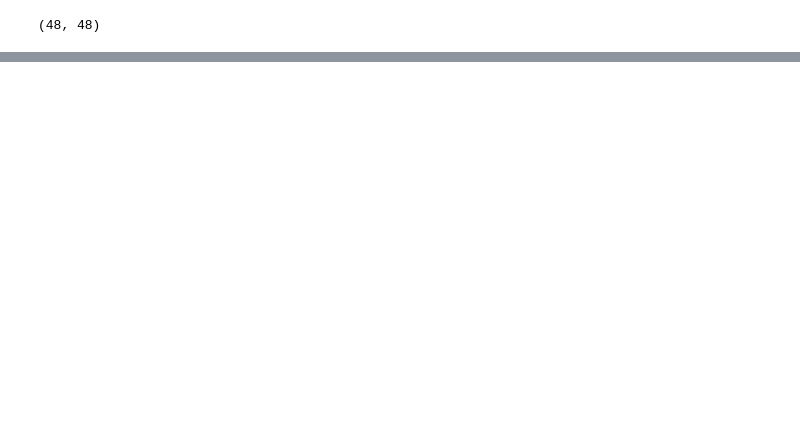
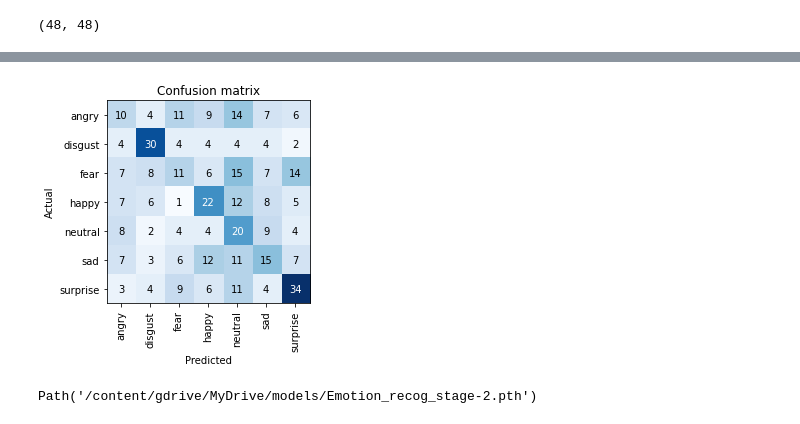
Before and after one commit to Aravinda89/emotion, a Jupyter notebook: Emotion_Recog.ipynb, the cells around one changed output, grey strips where cells are left out. Cells and saved outputs as stored; diff of their text form; code cells hidden in the pictures; blank space fills up the shorter version.

```diff
--- a/Emotion_Recog.ipynb
+++ b/Emotion_Recog.ipynb
@@ -149,0 +197,2 @@ NameError: ignored
+# %%
+learn.fit_one_cycle(5, 6.30957365501672e-05)
@@ -149,0 +206,2 @@ NameError: ignored
+# %%
+learn.fit_one_cycle(5, 6.30957365501672e-05)
@@ -149,0 +215,2 @@ NameError: ignored
+# %%
+interp = ClassificationInterpretation.from_learner(learn)
@@ -149,0 +219,8 @@ NameError: ignored
+# %%
+interp.plot_confusion_matrix()
+# %% [output]
+[figure, added]
+# %%
+learn.save('/content/gdrive/MyDrive/models/Emotion_recog_stage-2')
+# %% [output]
+Path('/content/gdrive/MyDrive/models/Emotion_recog_stage-2.pth')
```
Also changed, not shown: parts of 30 cells of this notebook.
